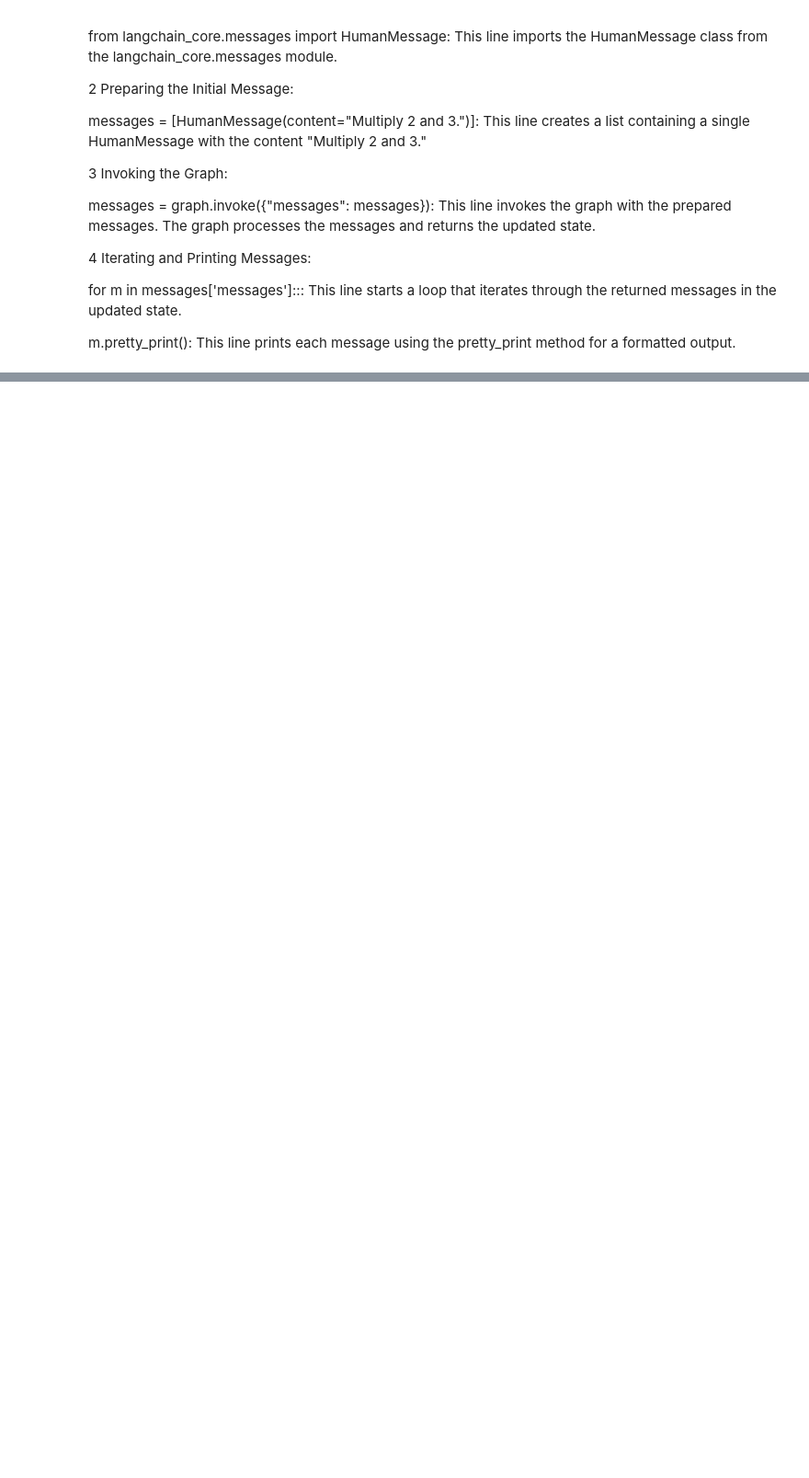
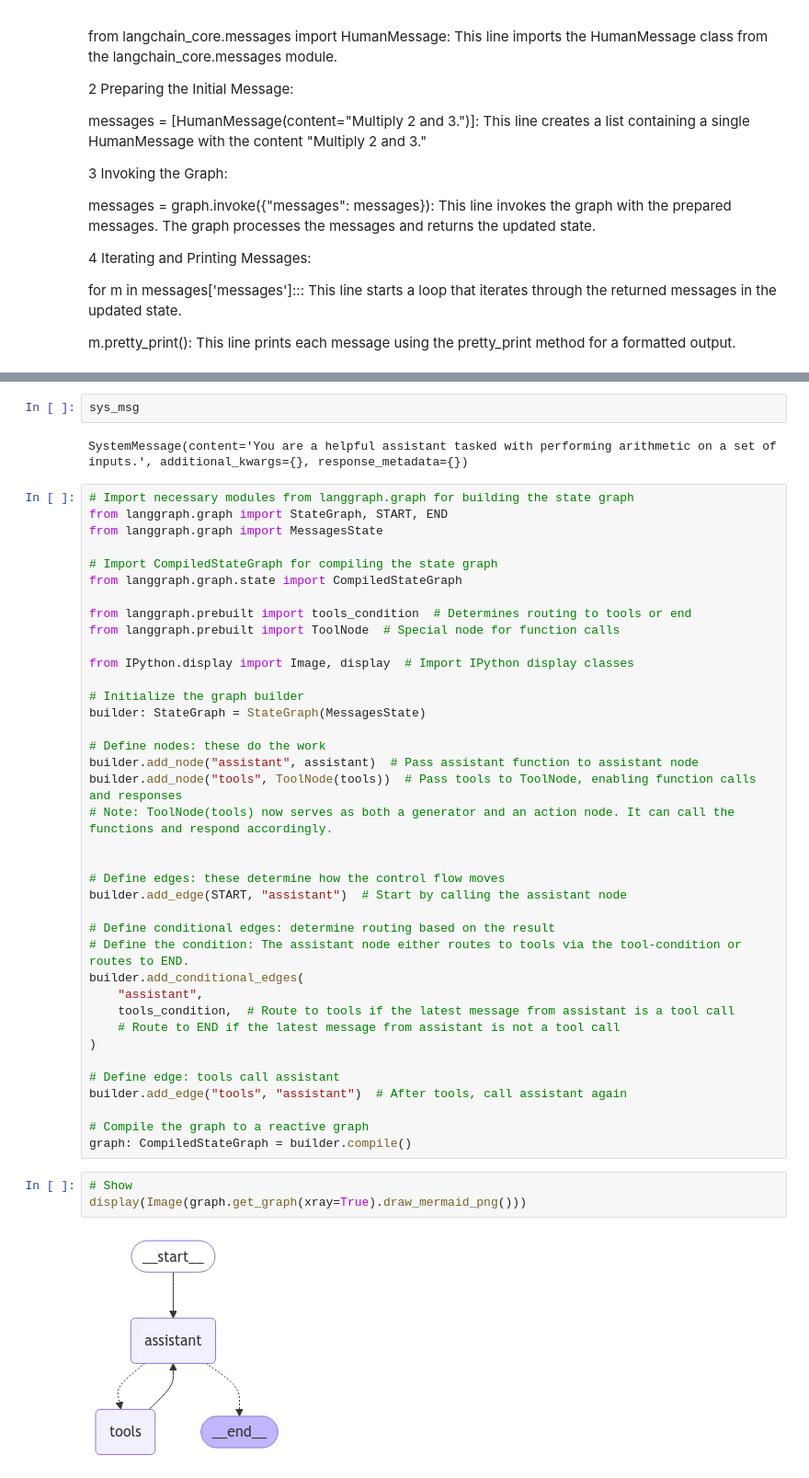
Before and after one commit to raheelam98/LangGraph, a Jupyter notebook: agentic_modules.ipynb, the cells around one changed output, grey strips where cells are left out. Shown at 92% size. Cells and saved outputs as stored; diff of their text form; blank space fills up the shorter version.

```diff
--- a/agentic_modules.ipynb
+++ b/agentic_modules.ipynb
@@ -173,0 +230,47 @@ m.pretty_print(): This line prints each message using the pretty_print method fo
+# %%
+sys_msg
+# %% [output]
+SystemMessage(content='You are a helpful assistant tasked with performing arithmetic on a set of inputs.', additional_kwargs={}, response_metadata={})
+# %%
+# Import necessary modules from langgraph.graph for building the state graph
+from langgraph.graph import StateGraph, START, END
+from langgraph.graph import MessagesState
+
+# Import CompiledStateGraph for compiling the state graph
+from langgraph.graph.state import CompiledStateGraph
+
+from langgraph.prebuilt import tools_condition  # Determines routing to tools or end
+from langgraph.prebuilt import ToolNode  # Special node for function calls
+
+from IPython.display import Image, display  # Import IPython display classes
+
+# Initialize the graph builder
+builder: StateGraph = StateGraph(MessagesState)
+
+# Define nodes: these do the work
+builder.add_node("assistant", assistant)  # Pass assistant function to assistant node
+builder.add_node("tools", ToolNode(tools))  # Pass tools to ToolNode, enabling function calls and responses
+# Note: ToolNode(tools) now serves as both a generator and an action node. It can call the functions and respond accordingly.
+
+
+# Define edges: these determine how the control flow moves
+builder.add_edge(START, "assistant")  # Start by calling the assistant node
+
+# Define conditional edges: determine routing based on the result
+# Define the condition: The assistant node either routes to tools via the tool-condition or routes to END.
+builder.add_conditional_edges(
+    "assistant",
+    tools_condition,  # Route to tools if the latest message from assistant is a tool call
+    # Route to END if the latest message from assistant is not a tool call
+)
+
+# Define edge: tools call assistant
+builder.add_edge("tools", "assistant")  # After tools, call assistant again
+
+# Compile the graph to a reactive graph
+graph: CompiledStateGraph = builder.compile()
+# %%
+# Show
+display(Image(graph.get_graph(xray=True).draw_mermaid_png()))
+# %% [output]
+[figure, added]
```
Also changed, not shown: parts of 23 cells of this notebook.
